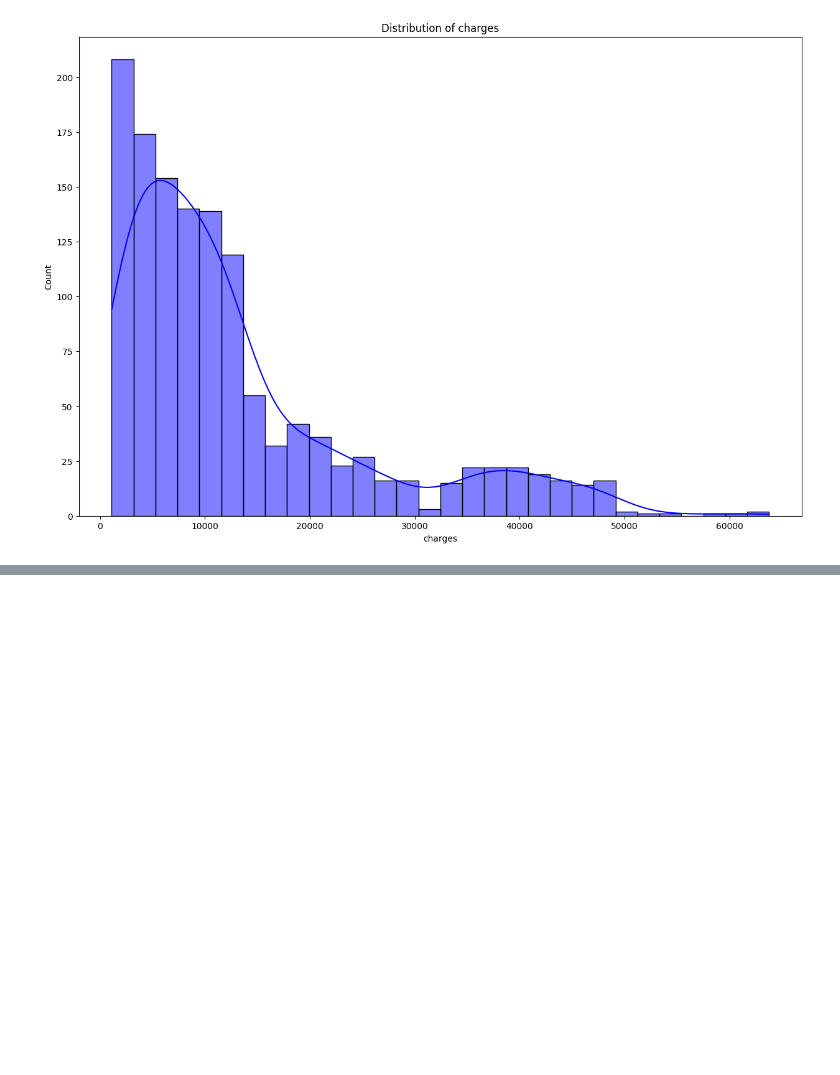
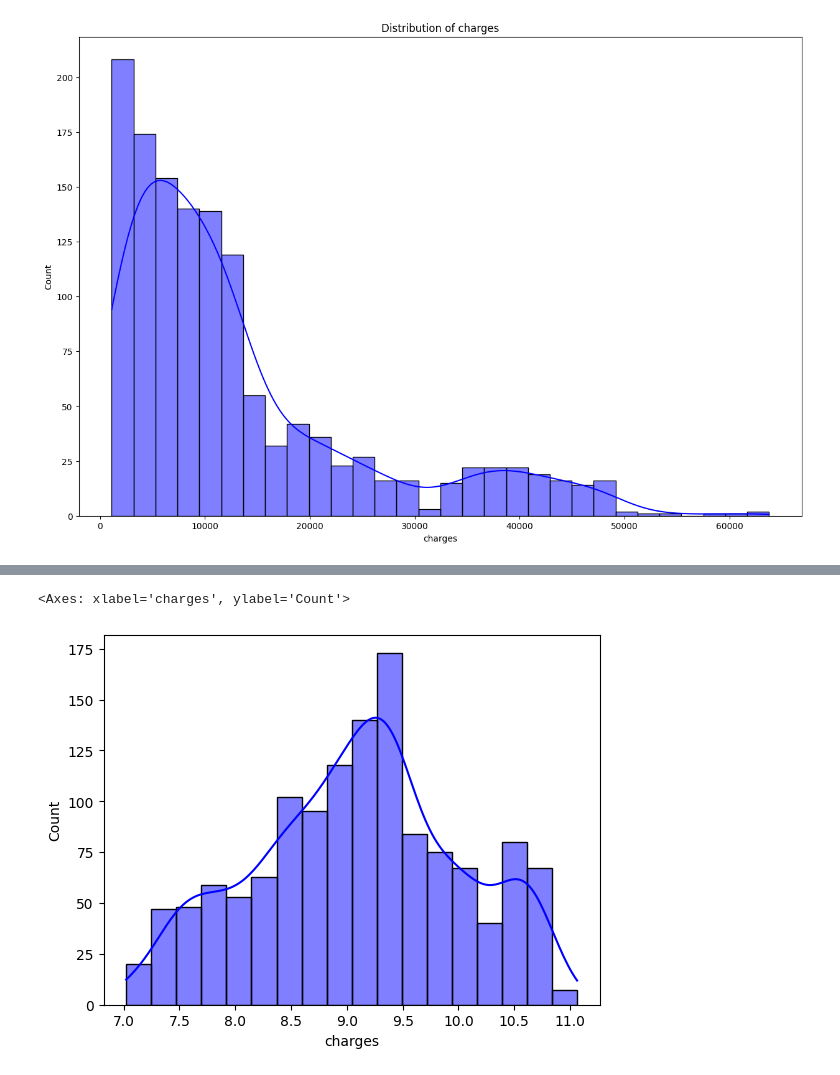
Before and after one commit to sarthakactuary/Actuarial_Analysis_on_Medical_Cost_Data, a Jupyter notebook: Working.ipynb, the cells around one changed output, grey strips where cells are left out. Cells and saved outputs as stored; diff of their text form; code cells hidden in the pictures; blank space fills up the shorter version.

```diff
--- a/Working.ipynb
+++ b/Working.ipynb
@@ -119,0 +103,9 @@ Text(0.5, 1.0, 'charges compaire along with smoker')
+# %%
+df.dtypes
+df['smoker'] = df['smoker'].map({'no':0,'yes':1})
+# %%
+df['sex'].unique()
+df['sex'] = df['sex'].map({'male':1,'female':0})
+# %%
+df = pd.get_dummies(df,columns = ['region'],drop_first=True)
+print(df.head())
@@ -119,0 +126,6 @@ Text(0.5, 1.0, 'charges compaire along with smoker')
+# %%
+df['log_charges'] = np.log(df['charges'])
+sns.histplot(np.log(df['charges']),kde=True,color='blue')
+# %% [output]
+<Axes: xlabel='charges', ylabel='Count'>
+[figure, added]
```
Also changed, not shown: parts of 16 cells of this notebook, 8 other files.
